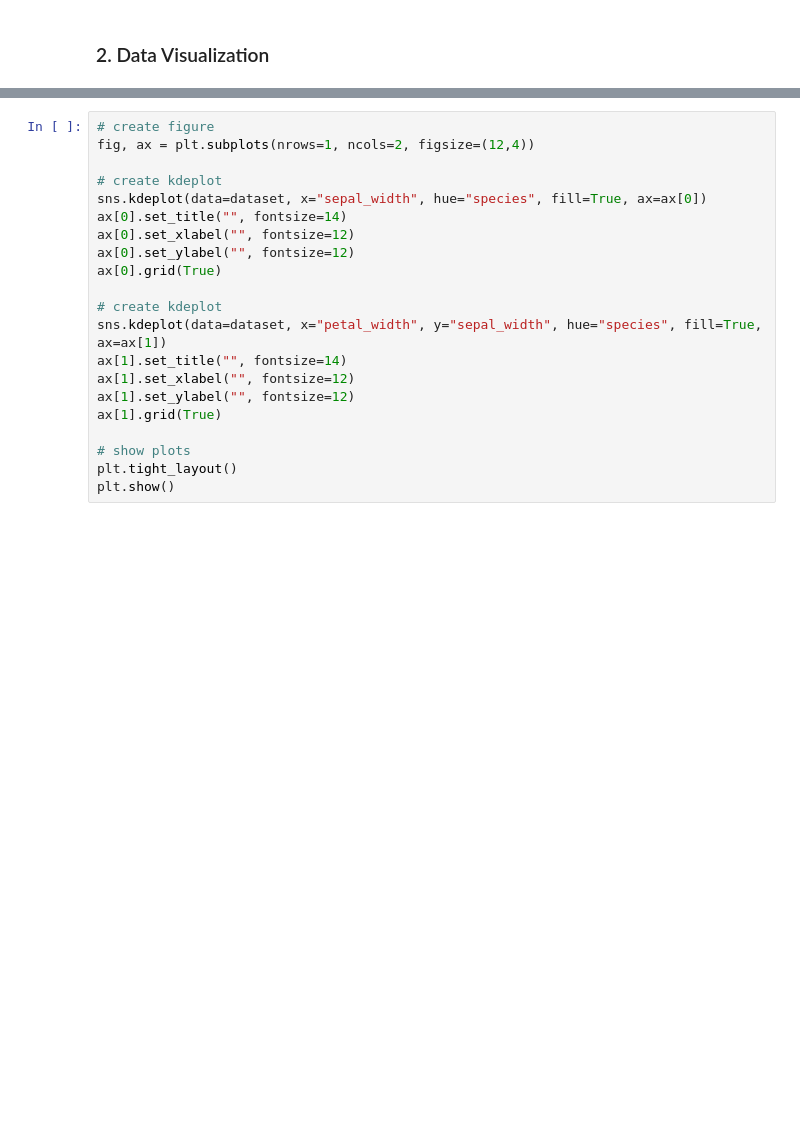
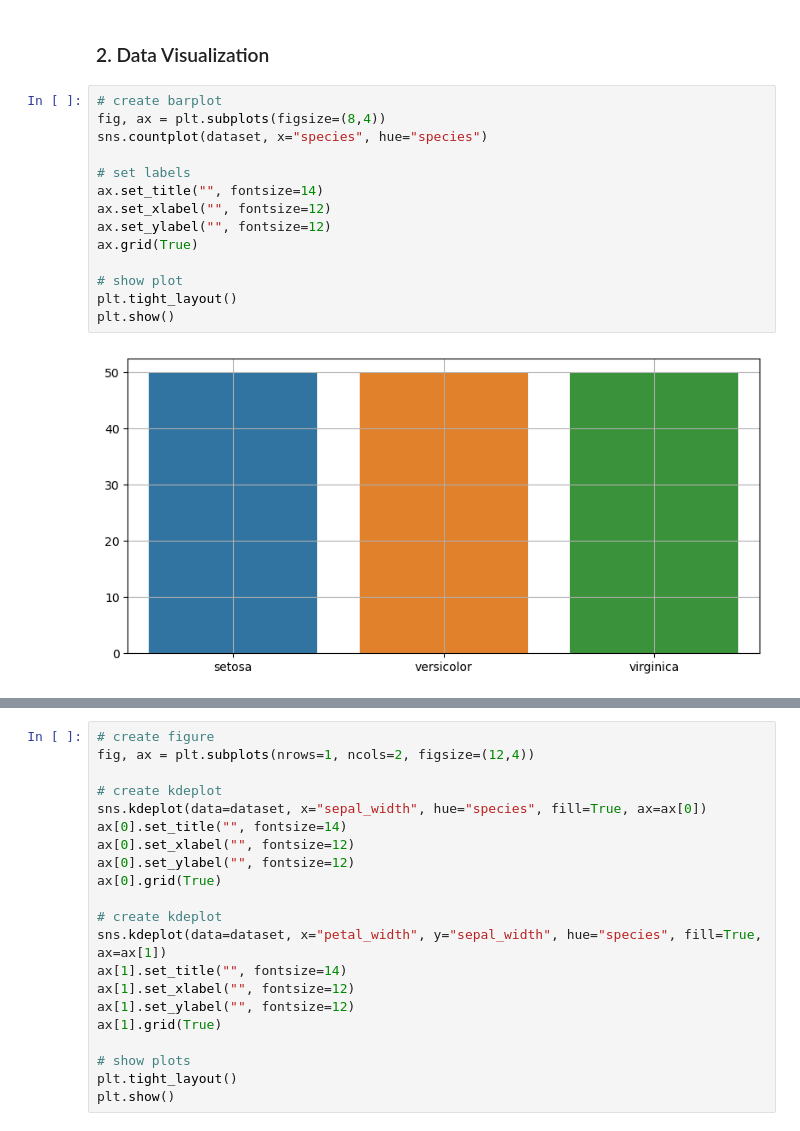
Before and after one commit to kusin/bahan-ajar-ML, a Jupyter notebook: section 5 - classification/supervised_learning.ipynb, the cells around one changed output, grey strips where cells are left out. Saved outputs shown, nothing was run; the diff lists cells and outputs as text; blank space fills up the shorter version.

```diff
--- a/section 5 - classification/supervised_learning.ipynb
+++ b/section 5 - classification/supervised_learning.ipynb
@@ -61,3 +61,19 @@ print(dataset)
 [150 rows x 5 columns]
 # %% [markdown]
 ### 2. Data Visualization
+# %%
+# create barplot
+fig, ax = plt.subplots(figsize=(8,4))
+sns.countplot(dataset, x="species", hue="species")
+
+# set labels
+ax.set_title("", fontsize=14)
+ax.set_xlabel("", fontsize=12)
+ax.set_ylabel("", fontsize=12)
+ax.grid(True)
+
+# show plot
+plt.tight_layout()
+plt.show()
+# %% [output]
+[figure, added]
```
Also changed, not shown: parts of 5 cells of this notebook, 1 other file.
